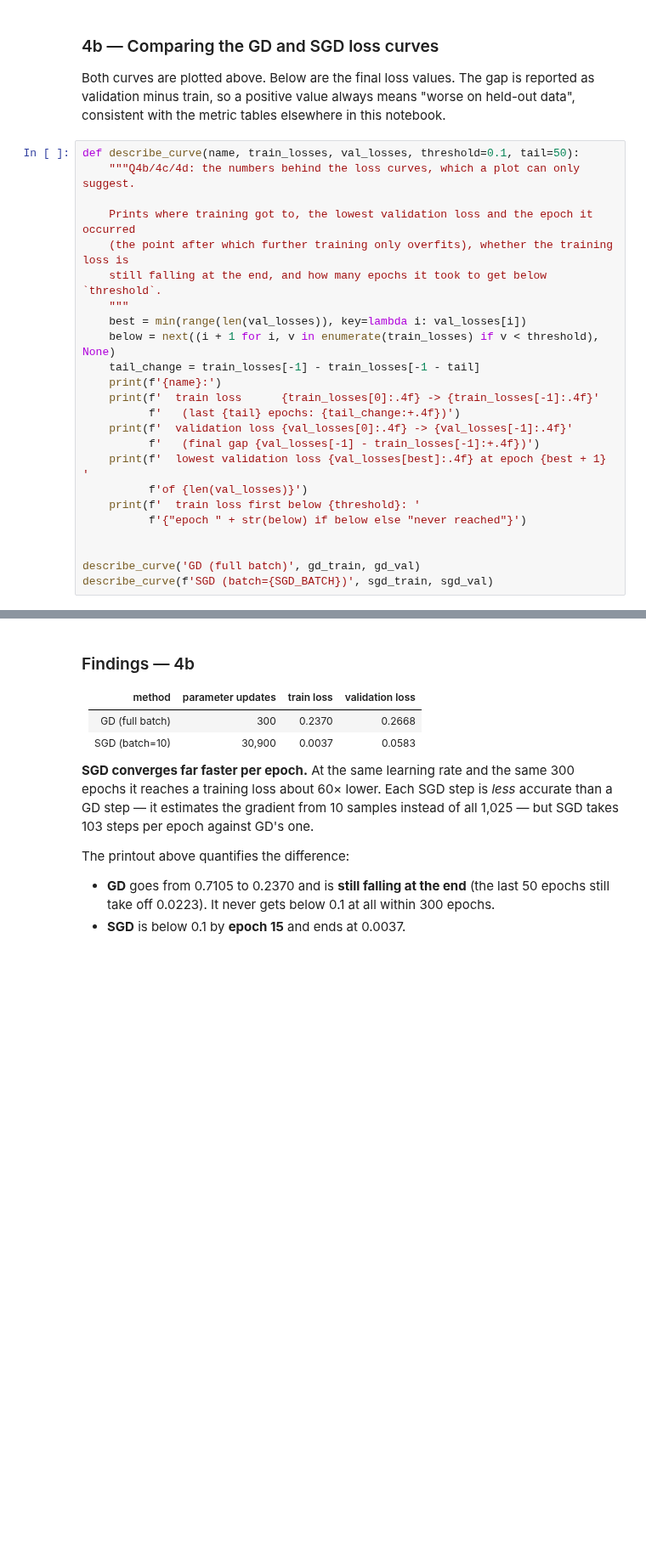
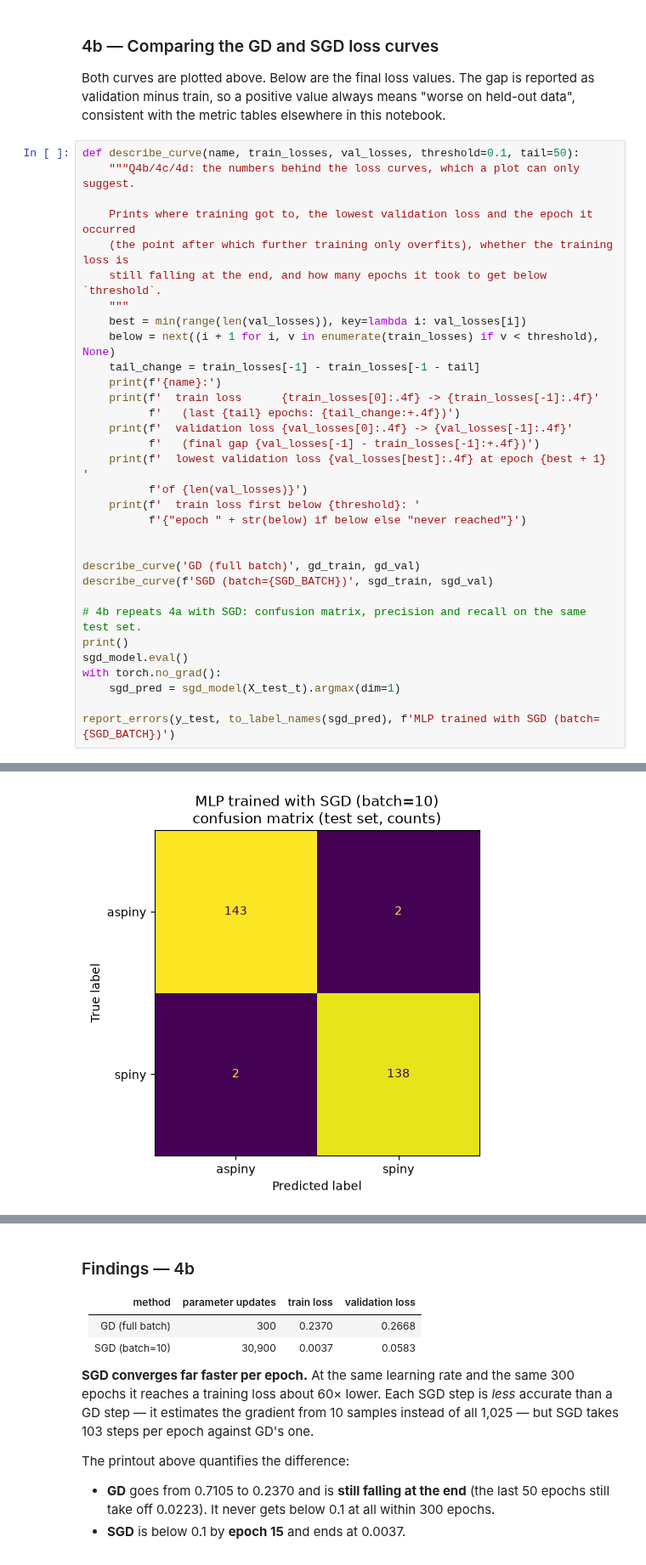
Before and after one commit to zassoulin/868369501-nn-final-project, a Jupyter notebook: Part_C.ipynb, the cells around one changed output, grey strips where cells are left out. Shown at 85% size. Cells and saved outputs as stored; diff of their text form; blank space fills up the shorter version.

Commit message:
adding confusion matrix to part

```diff
--- a/Part_C.ipynb
+++ b/Part_C.ipynb
@@ -942,6 +948,14 @@ def describe_curve(name, train_losses, val_losses, threshold=0.1, tail=50):
 
 describe_curve('GD (full batch)', gd_train, gd_val)
 describe_curve(f'SGD (batch={SGD_BATCH})', sgd_train, sgd_val)
+
+# 4b repeats 4a with SGD: confusion matrix, precision and recall on the same test set.
+print()
+sgd_model.eval()
+with torch.no_grad():
+    sgd_pred = sgd_model(X_test_t).argmax(dim=1)
+
+report_errors(y_test, to_label_names(sgd_pred), f'MLP trained with SGD (batch={SGD_BATCH})')
 # %% [output]
 GD (full batch):
   train loss      0.7105 -> 0.2370   (last 50 epochs: -0.0223)
@@ -955,0 +976 @@ SGD (batch=10):
+[figure, added]
```
Also changed, not shown: parts of 6 cells of this notebook, 2 other files.
